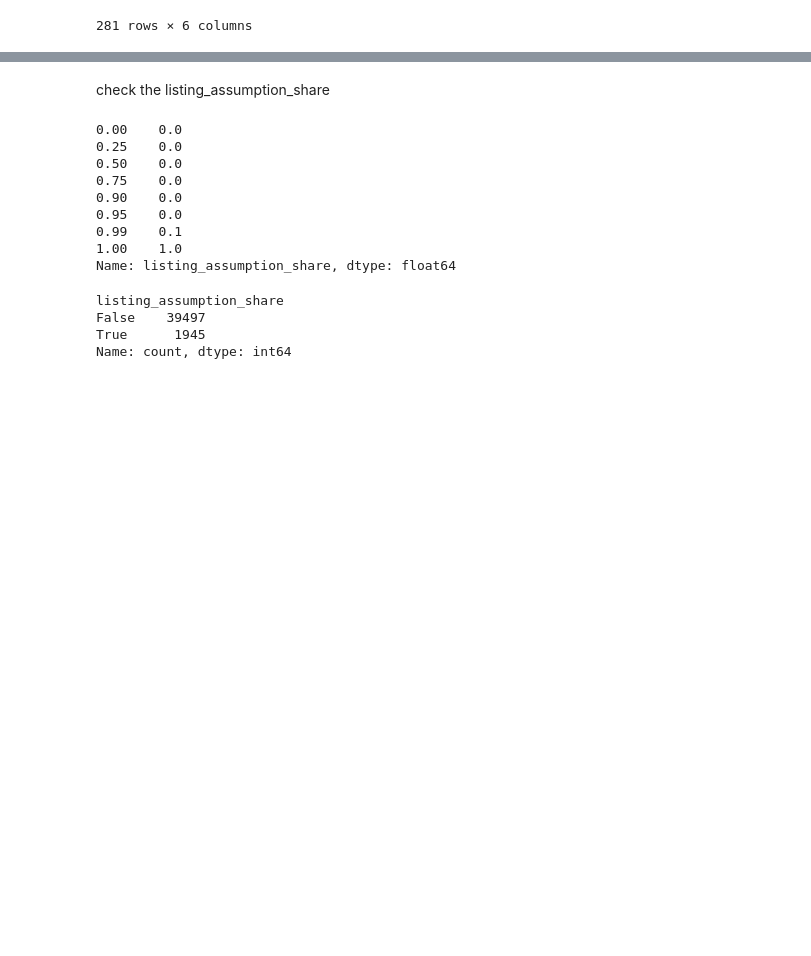
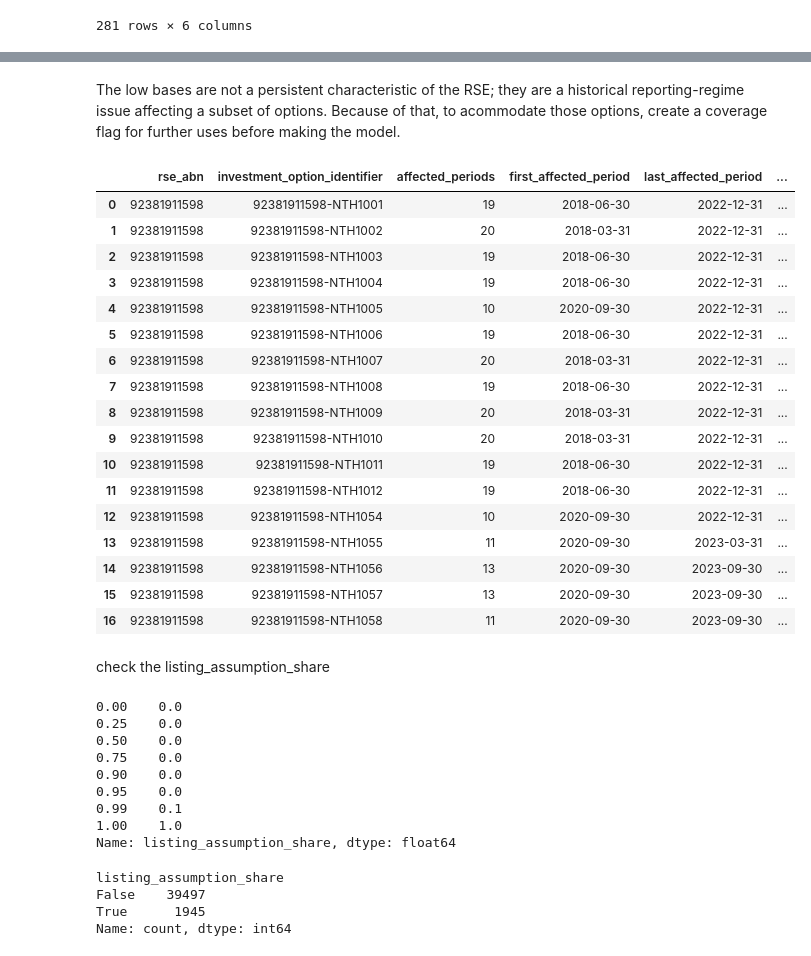
Before and after one commit to terra9/superannuation-performance-early-warning, a Jupyter notebook: notebooks/apra_data_audit.ipynb, the cells around one changed output, grey strips where cells are left out. Cells and saved outputs as stored; diff of their text form; code cells hidden in the pictures; blank space fills up the shorter version.

Commit message:
Validated growth_allocation_base and listing_assumption_share.

```diff
--- a/notebooks/apra_data_audit.ipynb
+++ b/notebooks/apra_data_audit.ipynb
@@ -6375,0 +6811,2 @@ option_period_growth.loc[
+# %% [markdown]
+The low bases are not a persistent characteristic of the RSE; they are a historical reporting-regime issue affecting a subset of options. Because of that, to acommodate those options, create a coverage flag for further uses before making the model.
@@ -6376,3 +6827,53 @@ option_period_growth.loc[
+# %%
+# save the summary of the affected rows
+low_coverage_summary = (
+    option_period_growth.loc[
+        option_period_growth[
+            "growth_allocation_low_coverage"
+        ]
+    ]
+    .groupby(
+        [
+            "rse_abn",
+            "investment_option_identifier"
+        ],
+        as_index=False
+    )
+    .agg(
+        affected_periods=("time_key", "size"),
+        first_affected_period=("time_key", "min"),
+        last_affected_period=("time_key", "max"),
+        minimum_allocation_base=(
+            "growth_allocation_base",
+            "min"
+        ),
+        median_allocation_base=(
+            "growth_allocation_base",
+            "median"
+        )
+    )
+)
+
+low_coverage_summary
+# %% [output]
+|  | rse_abn | investment_option_identifier | affected_periods | first_affected_period | last_affected_period | ... |
+| 0 | 92381911598 | 92381911598-NTH1001 | 19 | 2018-06-30 | 2022-12-31 | ... |
+| 1 | 92381911598 | 92381911598-NTH1002 | 20 | 2018-03-31 | 2022-12-31 | ... |
+| 2 | 92381911598 | 92381911598-NTH1003 | 19 | 2018-06-30 | 2022-12-31 | ... |
+| 3 | 92381911598 | 92381911598-NTH1004 | 19 | 2018-06-30 | 2022-12-31 | ... |
+| 4 | 92381911598 | 92381911598-NTH1005 | 10 | 2020-09-30 | 2022-12-31 | ... |
+| 5 | 92381911598 | 92381911598-NTH1006 | 19 | 2018-06-30 | 2022-12-31 | ... |
+| 6 | 92381911598 | 92381911598-NTH1007 | 20 | 2018-03-31 | 2022-12-31 | ... |
+| 7 | 92381911598 | 92381911598-NTH1008 | 19 | 2018-06-30 | 2022-12-31 | ... |
+| 8 | 92381911598 | 92381911598-NTH1009 | 20 | 2018-03-31 | 2022-12-31 | ... |
+| 9 | 92381911598 | 92381911598-NTH1010 | 20 | 2018-03-31 | 2022-12-31 | ... |
+| 10 | 92381911598 | 92381911598-NTH1011 | 19 | 2018-06-30 | 2022-12-31 | ... |
+| 11 | 92381911598 | 92381911598-NTH1012 | 19 | 2018-06-30 | 2022-12-31 | ... |
+| 12 | 92381911598 | 92381911598-NTH1054 | 10 | 2020-09-30 | 2022-12-31 | ... |
+| 13 | 92381911598 | 92381911598-NTH1055 | 11 | 2020-09-30 | 2023-03-31 | ... |
+| 14 | 92381911598 | 92381911598-NTH1056 | 13 | 2020-09-30 | 2023-09-30 | ... |
+| 15 | 92381911598 | 92381911598-NTH1057 | 13 | 2020-09-30 | 2023-09-30 | ... |
+| 16 | 92381911598 | 92381911598-NTH1058 | 11 | 2020-09-30 | 2023-09-30 | ... |
 # %% [markdown]
 check the listing_assumption_share
 # %%
```
Also changed, not shown: parts of 34 cells of this notebook.
